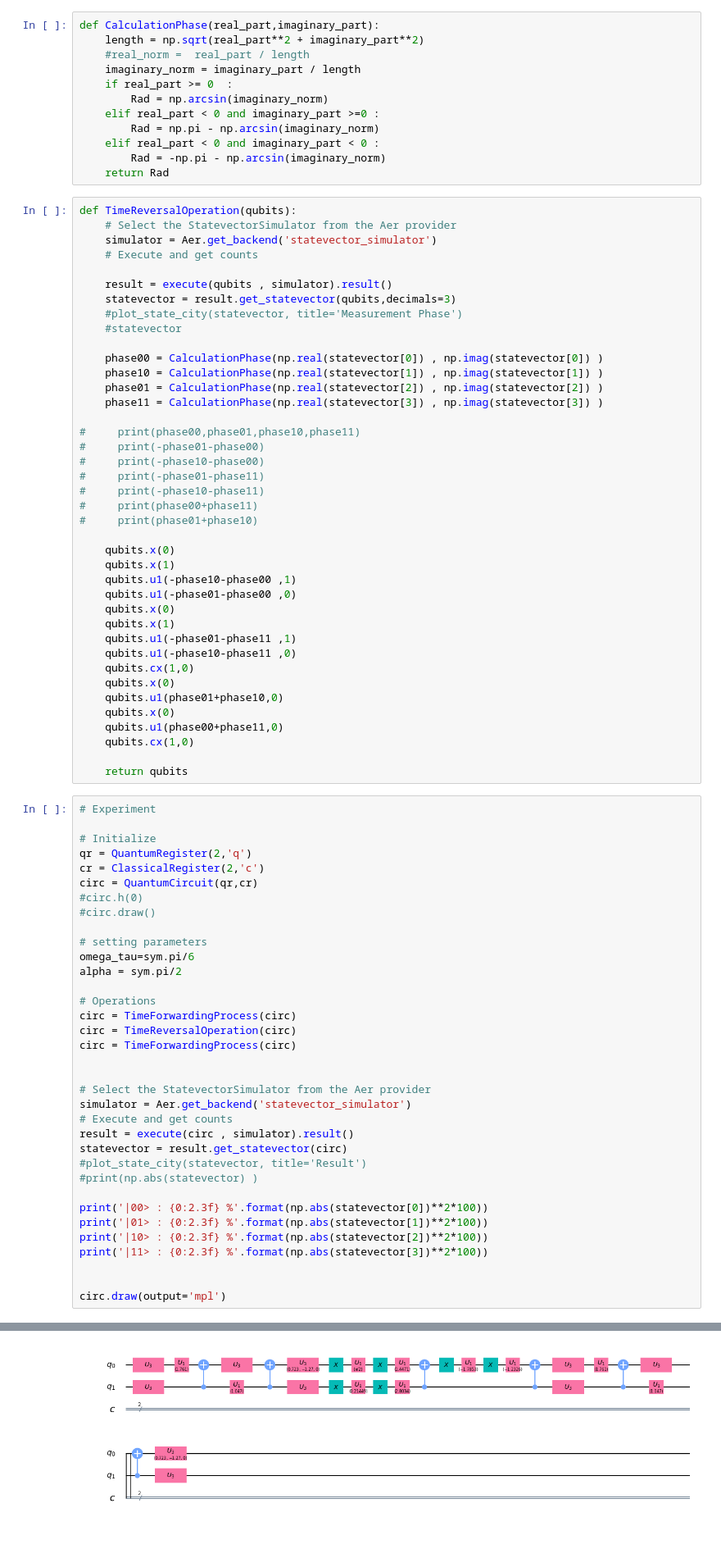
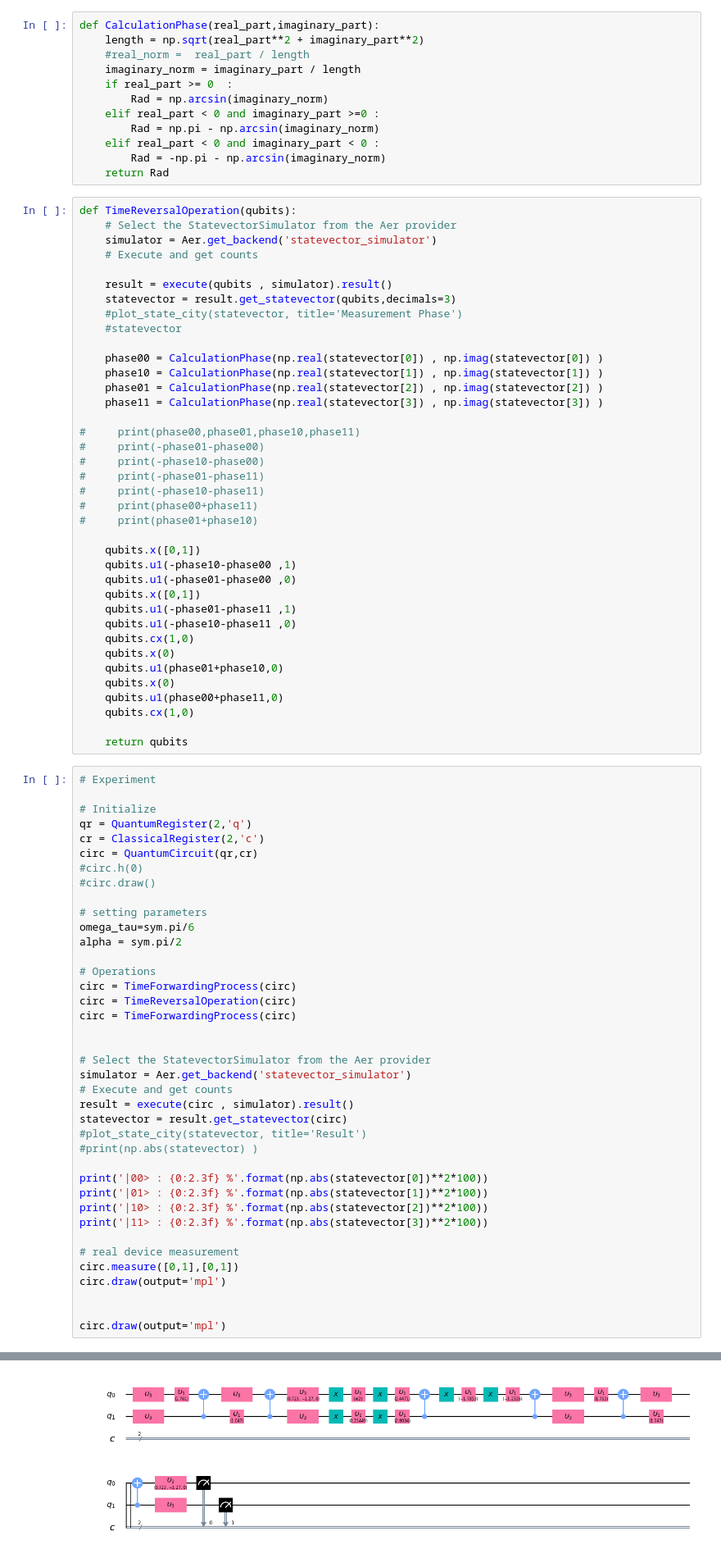
Before and after one commit to Ayumu-walker/Quantum-Computer, a Jupyter notebook: TimeReversalExperiment/TimeReversal.ipynb, the cells around one changed output, grey strips where cells are left out. Shown: that part at 82% size. Saved outputs shown, nothing was run; the diff lists cells and outputs as text.

Commit message:
add measument real device

```diff
--- a/TimeReversalExperiment/TimeReversal.ipynb
+++ b/TimeReversalExperiment/TimeReversal.ipynb
@@ -89,12 +91,10 @@ def TimeReversalOperation(qubits):
 #     print(phase00+phase11)
 #     print(phase01+phase10)
 
-    qubits.x(0)
-    qubits.x(1)
+    qubits.x([0,1])
     qubits.u1(-phase10-phase00 ,1)
     qubits.u1(-phase01-phase00 ,0)
-    qubits.x(0)
-    qubits.x(1)
+    qubits.x([0,1])
     qubits.u1(-phase01-phase11 ,1)
     qubits.u1(-phase10-phase11 ,0)
     qubits.cx(1,0)
@@ -118,31 +118,35 @@ circ = QuantumCircuit(qr,cr)
 # setting parameters
 omega_tau=sym.pi/6
 alpha = sym.pi/2
 
 # Operations
 circ = TimeForwardingProcess(circ)
 circ = TimeReversalOperation(circ)
 circ = TimeForwardingProcess(circ)
 
 
 # Select the StatevectorSimulator from the Aer provider
 simulator = Aer.get_backend('statevector_simulator')
 # Execute and get counts
 result = execute(circ , simulator).result()
 statevector = result.get_statevector(circ)
 #plot_state_city(statevector, title='Result')
 #print(np.abs(statevector) )
 
 print('|00> : {0:2.3f} %'.format(np.abs(statevector[0])**2*100))
 print('|01> : {0:2.3f} %'.format(np.abs(statevector[1])**2*100))
 print('|10> : {0:2.3f} %'.format(np.abs(statevector[2])**2*100))
 print('|11> : {0:2.3f} %'.format(np.abs(statevector[3])**2*100))
 
+# real device measurement
+circ.measure([0,1],[0,1])
+circ.draw(output='mpl')
+
 
 circ.draw(output='mpl')
 # %% [output]
 |00> : 99.976 %
 |01> : 0.016 %
 |10> : 0.005 %
 |11> : 0.003 %
-[figure, old version]
+[figure, new version]
```
Also changed, not shown: parts of 5 cells of this notebook.
